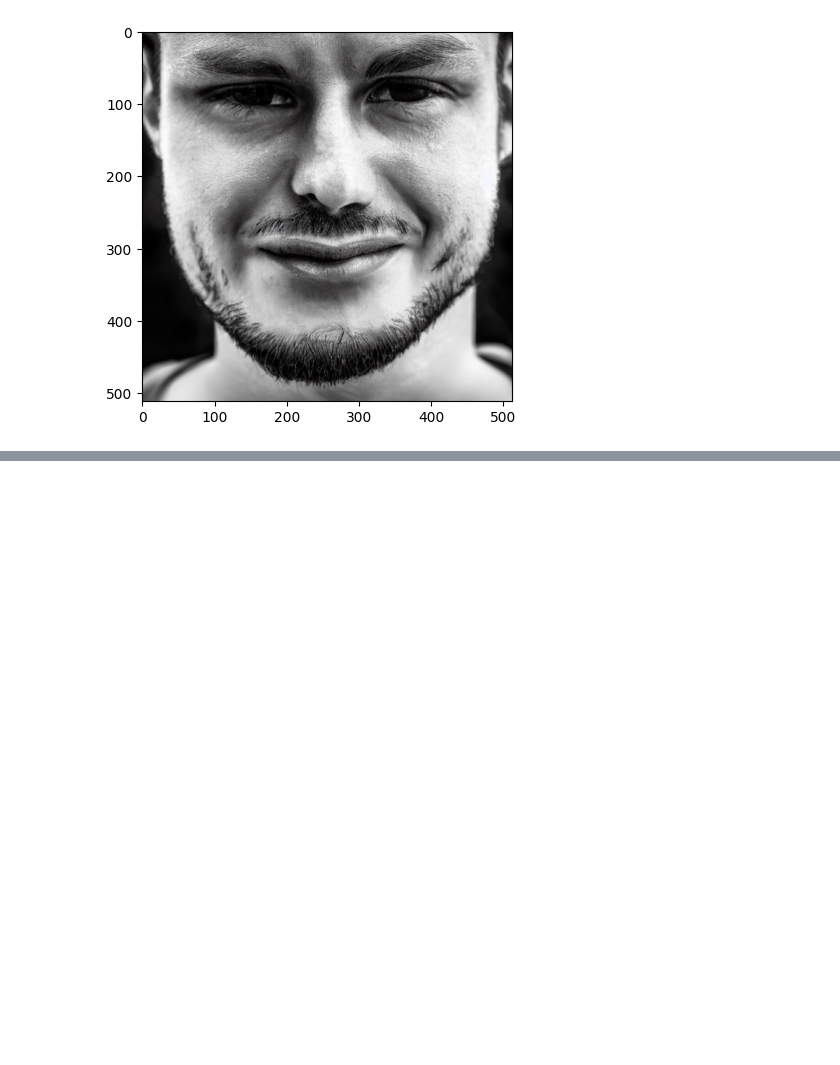
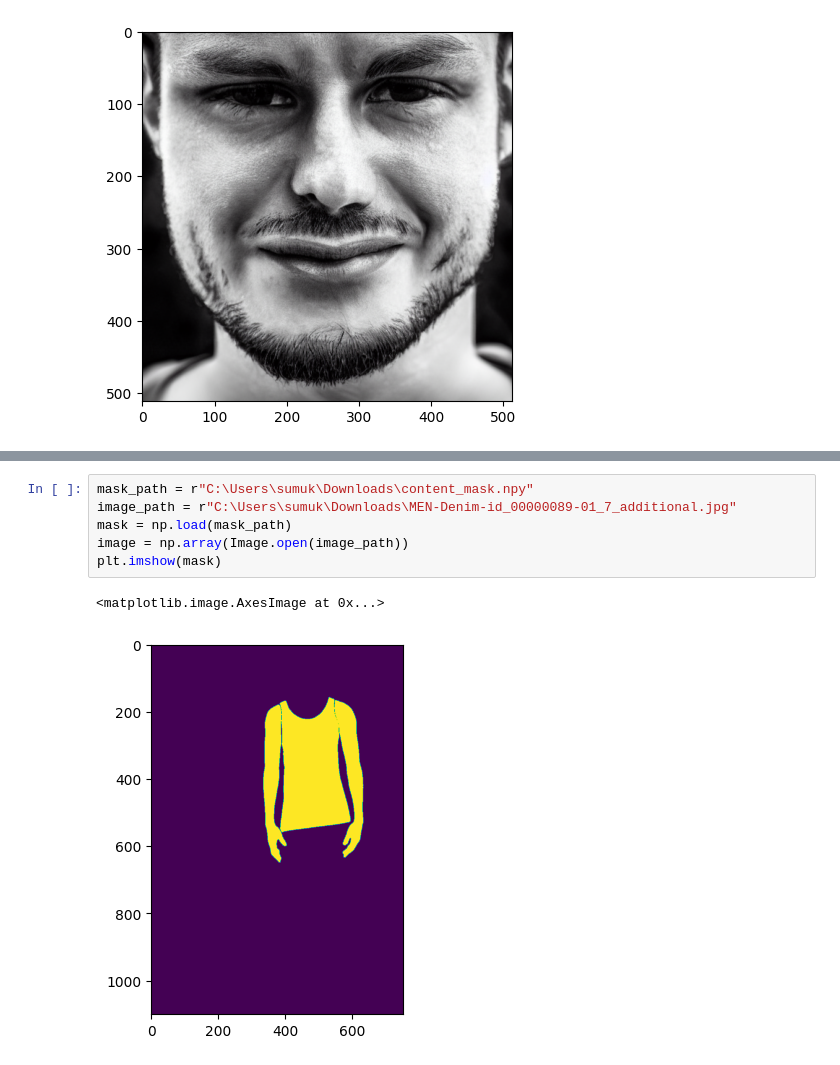
Before and after one commit to Sumukha21/FashionXchange, a Jupyter notebook: notebooks/text_based_image_editing.ipynb, the cells around one changed output, grey strips where cells are left out. Saved outputs shown, nothing was run; the diff lists cells and outputs as text; blank space fills up the shorter version.

```diff
--- a/notebooks/text_based_image_editing.ipynb
+++ b/notebooks/text_based_image_editing.ipynb
@@ -337,0 +381,9 @@ plt.imshow(image)
+# %%
+mask_path = r"C:\Users\sumuk\Downloads\content_mask.npy"
+image_path = r"C:\Users\sumuk\Downloads\MEN-Denim-id_00000089-01_7_additional.jpg"
+mask = np.load(mask_path)
+image = np.array(Image.open(image_path))
+plt.imshow(mask)
+# %% [output]
+<matplotlib.image.AxesImage at 0x...>
+[figure, added]
```
Also changed, not shown: parts of 6 cells of this notebook, 3 other files.
